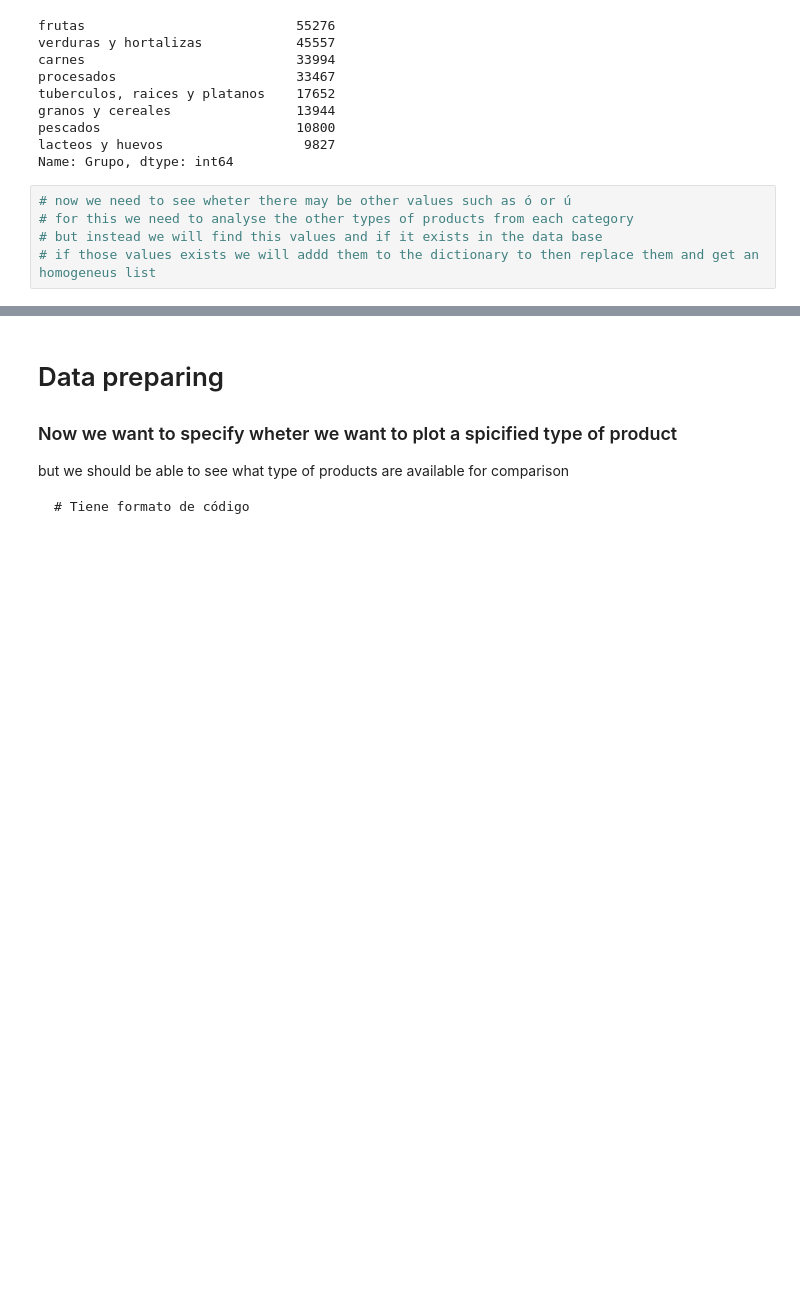
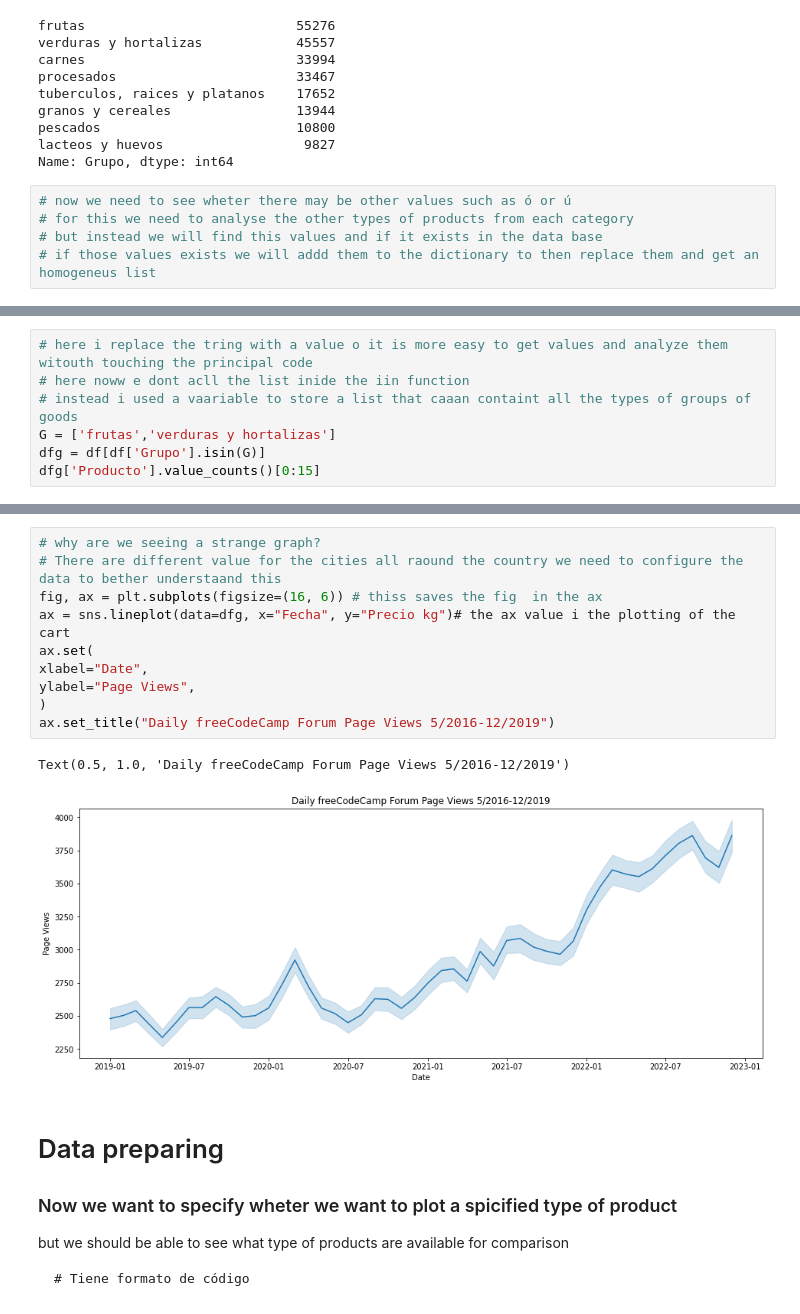
Before and after one commit to RioDeMilo/RETAIL-PRICES-COLOMBIA, a Jupyter notebook: IPC1823.ipynb, the cells around one changed output, grey strips where cells are left out. Saved outputs shown, nothing was run; the diff lists cells and outputs as text; blank space fills up the shorter version.

```diff
--- a/IPC1823.ipynb
+++ b/IPC1823.ipynb
@@ -197,0 +228,7 @@ Name: Grupo, dtype: int64
+# %%
+# here i replace the tring with a value o it is more easy to get values and analyze them witouth touching the principal code
+# here noww e dont acll the list inide the iin function
+# instead i used a vaariable to store a list that caaan containt all the types of groups of goods
+G = ['frutas','verduras y hortalizas']
+dfg = df[df['Grupo'].isin(G)]
+dfg['Producto'].value_counts()[0:15]
@@ -198,3 +272,16 @@ Name: Grupo, dtype: int64
+# %%
+# why are we seeing a strange graph?
+# There are different value for the cities all raound the country we need to configure the data to bether understaand this
+fig, ax = plt.subplots(figsize=(16, 6)) # thiss saves the fig  in the ax
+ax = sns.lineplot(data=dfg, x="Fecha", y="Precio kg")# the ax value i the plotting of the cart
+ax.set(
+xlabel="Date",
+ylabel="Page Views",
+)
+ax.set_title("Daily freeCodeCamp Forum Page Views 5/2016-12/2019")
+# %% [output]
+Text(0.5, 1.0, 'Daily freeCodeCamp Forum Page Views 5/2016-12/2019')
+[figure, added]
 # %% [markdown]
 # Data preparing
 ### Now we want to specify wheter we want to plot a spicified type of product
```
Also changed, not shown: parts of 17 cells of this notebook.
